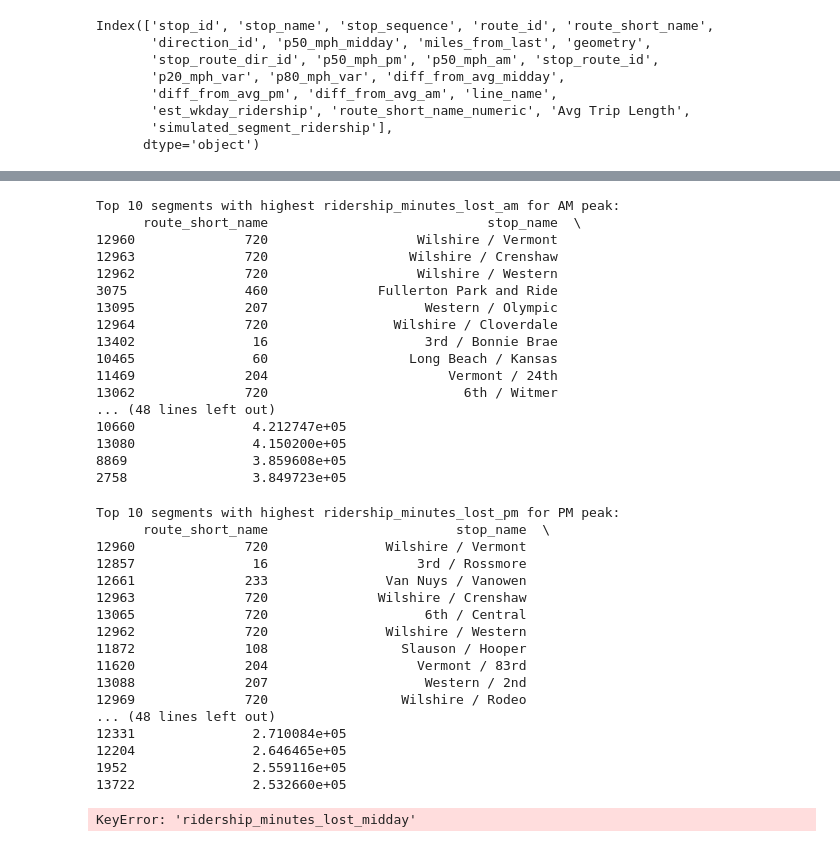
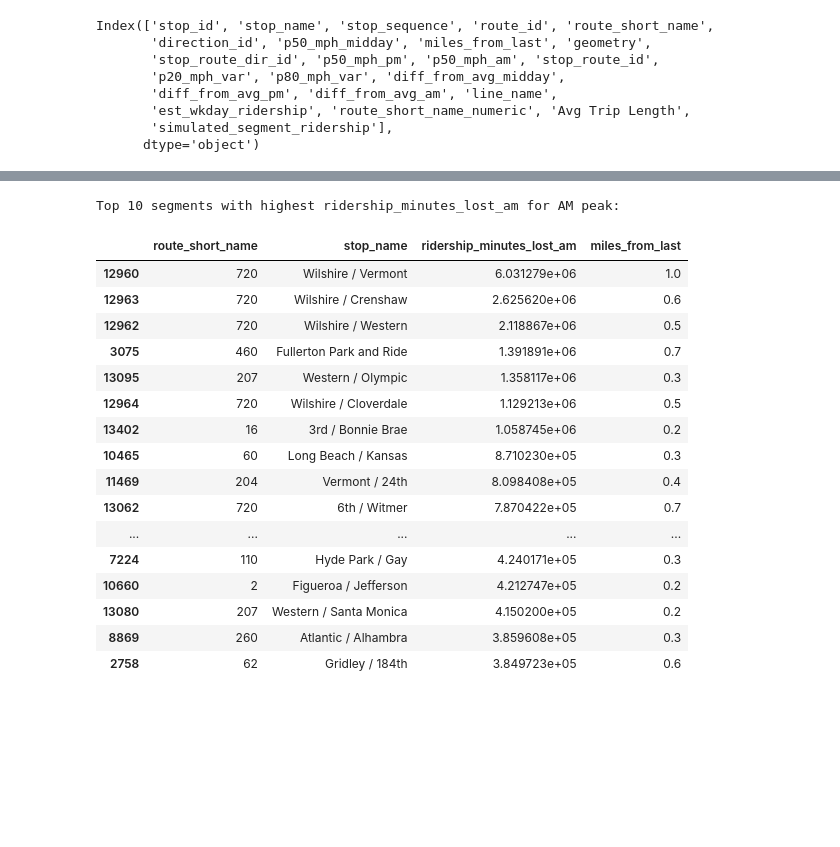
Before and after one commit to streetsforall/metro-bus-lane-prioritization, a Jupyter notebook: lab.ipynb, the cells around one changed output, grey strips where cells are left out. Cells and saved outputs as stored; diff of their text form; code cells hidden in the pictures; blank space fills up the shorter version.

```diff
--- a/lab.ipynb
+++ b/lab.ipynb
@@ -974,51 +1031,23 @@ am_filtered[['stop_name', 'route_short_name', 'ridership_minutes_lost_am']]
 # %%
 # Display results
 print("Top 10 segments with highest ridership_minutes_lost_am for AM peak:")
-print(am_filtered.sort_values('ridership_minutes_lost_am', ascending=False)[['route_short_name', 'stop_name', 'ridership_minutes_lost_am']].head(30))
+am_filtered.sort_values('ridership_minutes_lost_am', ascending=False)[['route_short_name', 'stop_name', 'ridership_minutes_lost_am', 'miles_from_last']].head(30)
 # %% [output]
 Top 10 segments with highest ridership_minutes_lost_am for AM peak:
-      route_short_name                            stop_name  \
-12960              720                   Wilshire / Vermont
-12963              720                  Wilshire / Crenshaw
-12962              720                   Wilshire / Western
-3075               460              Fullerton Park and Ride
-13095              207                    Western / Olympic
-12964              720                Wilshire / Cloverdale
-13402               16                    3rd / Bonnie Brae
-10465               60                  Long Beach / Kansas
-11469              204                       Vermont / 24th
-13062              720                         6th / Witmer
-... (48 lines left out)
-10660               4.212747e+05
-13080               4.150200e+05
-8869                3.859608e+05
-2758                3.849723e+05
+|  | route_short_name | stop_name | ridership_minutes_lost_am | miles_from_last |
+| 12960 | 720 | Wilshire / Vermont | 6.031279e+06 | 1.0 |
+| 12963 | 720 | Wilshire / Crenshaw | 2.625620e+06 | 0.6 |
+| 12962 | 720 | Wilshire / Western | 2.118867e+06 | 0.5 |
+| 3075 | 460 | Fullerton Park and Ride | 1.391891e+06 | 0.7 |
+| 13095 | 207 | Western / Olympic | 1.358117e+06 | 0.3 |
+| 12964 | 720 | Wilshire / Cloverdale | 1.129213e+06 | 0.5 |
+| 13402 | 16 | 3rd / Bonnie Brae | 1.058745e+06 | 0.2 |
+| 10465 | 60 | Long Beach / Kansas | 8.710230e+05 | 0.3 |
+| 11469 | 204 | Vermont / 24th | 8.098408e+05 | 0.4 |
+| 13062 | 720 | 6th / Witmer | 7.870422e+05 | 0.7 |
+| ... | ... | ... | ... | ... |
+| 7224 | 110 | Hyde Park / Gay | 4.240171e+05 | 0.3 |
+| 10660 | 2 | Figueroa / Jefferson | 4.212747e+05 | 0.2 |
+| 13080 | 207 | Western / Santa Monica | 4.150200e+05 | 0.2 |
+| 8869 | 260 | Atlantic / Alhambra | 3.859608e+05 | 0.3 |
+| 2758 | 62 | Gridley / 184th | 3.849723e+05 | 0.6 |
-# %%
-# Display results
-print("Top 10 segments with highest ridership_minutes_lost_pm for PM peak:")
-print(pm_filtered.sort_values('ridership_minutes_lost_pm', ascending=False)[['route_short_name', 'stop_name', 'ridership_minutes_lost_pm']].head(30))
-# %% [output]
-Top 10 segments with highest ridership_minutes_lost_pm for PM peak:
-      route_short_name                        stop_name  \
-12960              720               Wilshire / Vermont
-12857               16                   3rd / Rossmore
-12661              233               Van Nuys / Vanowen
-12963              720              Wilshire / Crenshaw
-13065              720                    6th / Central
-12962              720               Wilshire / Western
-11872              108                 Slauson / Hooper
-11620              204                   Vermont / 83rd
-13088              207                    Western / 2nd
-12969              720                 Wilshire / Rodeo
-... (48 lines left out)
-12331               2.710084e+05
-12204               2.646465e+05
-1952                2.559116e+05
-13722               2.532660e+05
-# %%
-# Calculate (passenger-hour wasted) / (kilometer travelled)
-merged_gdf['passenger_hour_per_mi_midday'] = (merged_gdf['ridership_minutes_lost_midday'] / 60) / merged_gdf['miles_from_last']
-merged_gdf['passenger_hour_per_mi_pm'] = (merged_gdf['ridership_minutes_lost_pm'] / 60) / merged_gdf['miles_from_last']
-merged_gdf['passenger_hour_per_mi_am'] = (merged_gdf['ridership_minutes_lost_am'] / 60) / merged_gdf['miles_from_last']
-# %% [output]
-KeyError: 'ridership_minutes_lost_midday'
```
Also changed, not shown: parts of 23 cells of this notebook, 4 other files.
